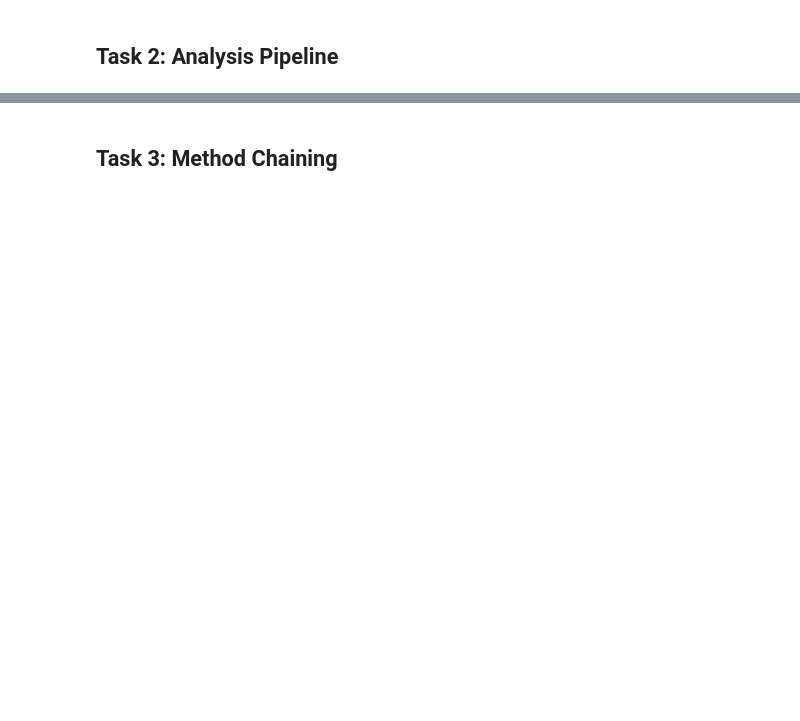
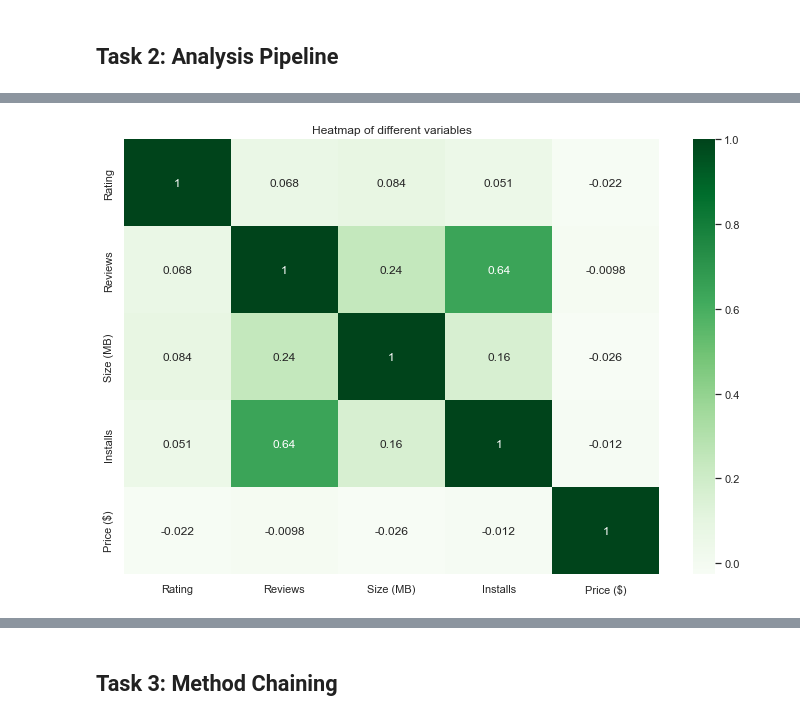
Before and after one commit to ubco-W2022T1-cosc301/project-group36, a Jupyter notebook: notebooks/analysis1.ipynb, the cells around one changed output, grey strips where cells are left out. Saved outputs shown, nothing was run; the diff lists cells and outputs as text; code cells hidden in the pictures; blank space fills up the shorter version.

```diff
--- a/notebooks/analysis1.ipynb
+++ b/notebooks/analysis1.ipynb
@@ -110,6 +206,9 @@ df['Size'] = df['Size'].astype(float)
 df['Price'] = df['Price'].apply(lambda x: str(x).replace('$', '') if '$' in str(x) else x)
 df['Price'] = df['Price'].astype(float)
 
+# Convert reviews to numeric type
+df['Reviews'] = df['Reviews'].astype(float)
+
 # Renaming some columns
 df = df.rename(columns = {'App':'App Name', 'Size':'Size (MB)', 'Price':'Price ($)'})
 
@@ -130,0 +257,6 @@ df
+# %%
+sns.set(rc={'figure.figsize':(12,8)})
+corr = df.drop(['index'],axis=1).corr()
+graph1 = sns.heatmap(corr, annot=True, cmap="Greens").set(title='Heatmap of different variables')
+# %% [output]
+[figure, added]
```
Also changed, not shown: parts of 40 cells of this notebook.
